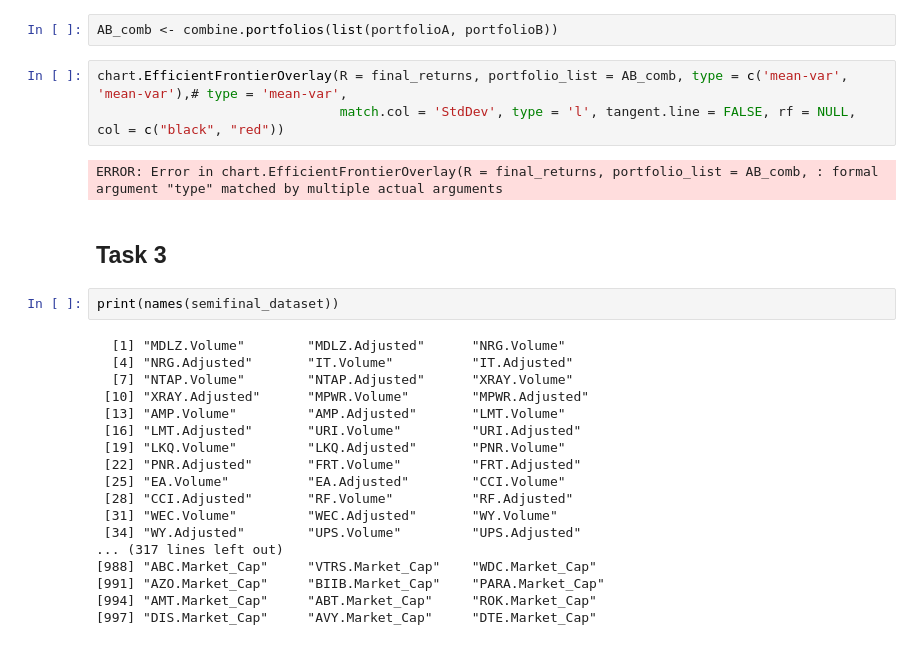
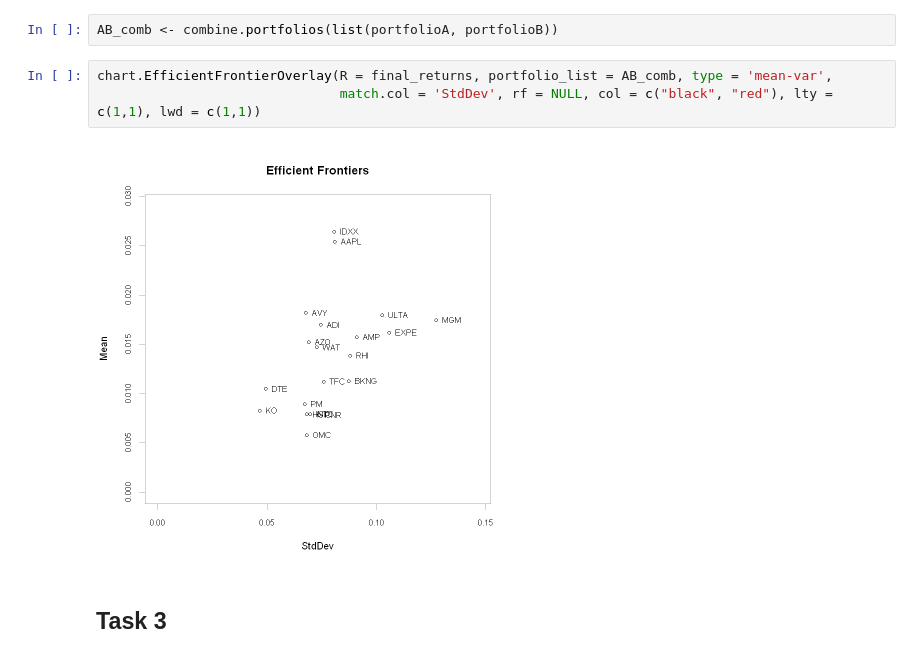
Before and after one commit to Matyas-Mattanelli/Asset-Pricing, a Jupyter notebook: HW1/Task 1.ipynb, the cells around one changed output. Saved outputs shown, nothing was run; the diff lists cells and outputs as text.

```diff
--- a/HW1/Task 1.ipynb
+++ b/HW1/Task 1.ipynb
@@ -220,32 +252,12 @@ chart.EfficientFrontier(eff_front_B, match.col = 'StdDev', type = 'l', tangent.l
 # %%
 AB_comb <- combine.portfolios(list(portfolioA, portfolioB))
 # %%
-chart.EfficientFrontierOverlay(R = final_returns, portfolio_list = AB_comb, type = c('mean-var', 'mean-var'),# type = 'mean-var',
-                               match.col = 'StdDev', type = 'l', tangent.line = FALSE, rf = NULL, col = c("black", "red"))
+chart.EfficientFrontierOverlay(R = final_returns, portfolio_list = AB_comb, type = 'mean-var',
+                               match.col = 'StdDev', rf = NULL, col = c("black", "red"), lty = c(1,1), lwd = c(1,1))
 # %% [output]
-ERROR: Error in chart.EfficientFrontierOverlay(R = final_returns, portfolio_list = AB_comb, : formal argument "type" matched by multiple actual arguments
+[figure, added]
 # %% [markdown]
 ## Task 3
-# %%
-print(names(semifinal_dataset))
-# %% [output]
-  [1] "MDLZ.Volume"        "MDLZ.Adjusted"      "NRG.Volume"
-  [4] "NRG.Adjusted"       "IT.Volume"          "IT.Adjusted"
-  [7] "NTAP.Volume"        "NTAP.Adjusted"      "XRAY.Volume"
- [10] "XRAY.Adjusted"      "MPWR.Volume"        "MPWR.Adjusted"
- [13] "AMP.Volume"         "AMP.Adjusted"       "LMT.Volume"
- [16] "LMT.Adjusted"       "URI.Volume"         "URI.Adjusted"
- [19] "LKQ.Volume"         "LKQ.Adjusted"       "PNR.Volume"
- [22] "PNR.Adjusted"       "FRT.Volume"         "FRT.Adjusted"
- [25] "EA.Volume"          "EA.Adjusted"        "CCI.Volume"
- [28] "CCI.Adjusted"       "RF.Volume"          "RF.Adjusted"
- [31] "WEC.Volume"         "WEC.Adjusted"       "WY.Volume"
- [34] "WY.Adjusted"        "UPS.Volume"         "UPS.Adjusted"
-... (317 lines left out)
-[988] "ABC.Market_Cap"     "VTRS.Market_Cap"    "WDC.Market_Cap"
-[991] "AZO.Market_Cap"     "BIIB.Market_Cap"    "PARA.Market_Cap"
-[994] "AMT.Market_Cap"     "ABT.Market_Cap"     "ROK.Market_Cap"
-[997] "DIS.Market_Cap"     "AVY.Market_Cap"     "DTE.Market_Cap"
 # %%
 #getting the data required for task 3
 
```
Also changed, not shown: parts of 7 cells of this notebook, 1 other file.
